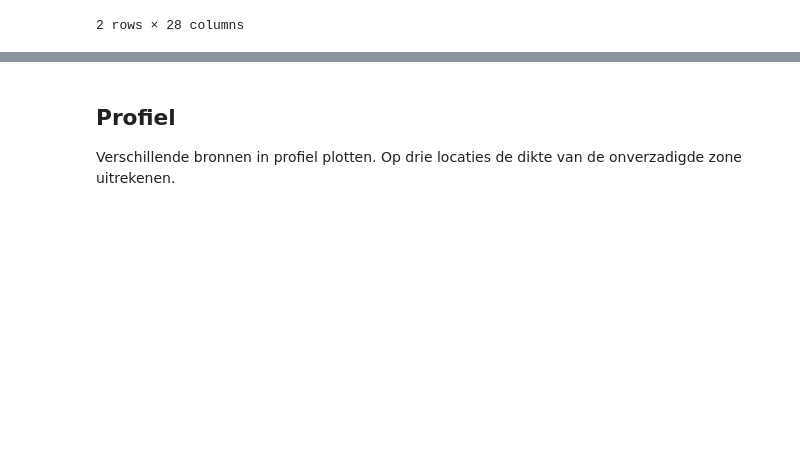
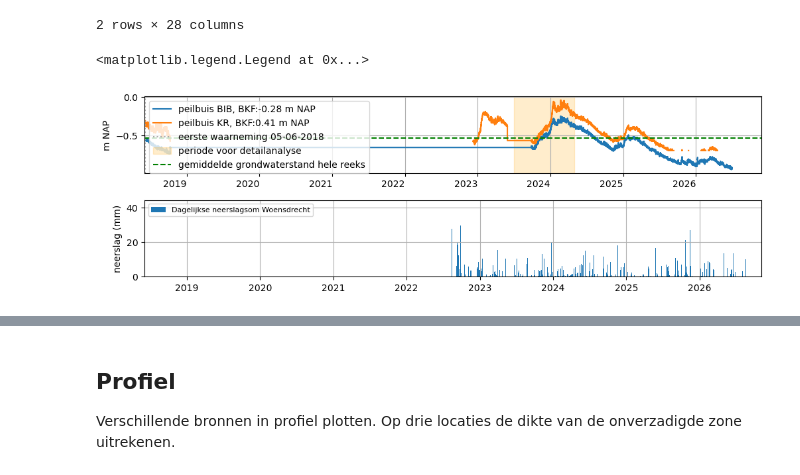
Before and after one commit to scheldestromen/voorverkenning, a Jupyter notebook: notebooks/levee_munsflow_kinematic_wave.ipynb, the cells around one changed output, grey strips where cells are left out. Cells and saved outputs as stored; diff of their text form; code cells hidden in the pictures; blank space fills up the shorter version.

```diff
--- a/notebooks/levee_munsflow_kinematic_wave.ipynb
+++ b/notebooks/levee_munsflow_kinematic_wave.ipynb
@@ -445,4 +445,18 @@ obs_gws_dp
 | Os_dp941-0_KR_H | 60796.896 | 397430.845 | 18B_035 | [\\ws.local\share\wk\ProjectenWat... | Diver CSV |  | 10 | 0.412 | -0.588 | ... |
 2 rows × 28 columns
 # %%
-bottom_unsat = obs_gws_dp.stats.mean_in_period().mean()
+mean_obs = obs_gws_dp.stats.mean_in_period().mean()
+# %%
+fig, axes = lmkw.plot_pb_precip(
+        obs_gws_dp,
+        precip_df,
+)
+start=pd.Timestamp('2023-07-01')
+end=pd.Timestamp('2024-05-01')
+
+axes[0].axvspan(start, end, color='orange', alpha=0.2, label='periode voor detailanalyse')
+axes[0].axhline(y=mean_obs, color='green', linestyle='--', label='gemiddelde grondwaterstand hele reeks')
+axes[0].legend()
+# %% [output]
+<matplotlib.legend.Legend at 0x...>
+[figure, added]
```
Also changed, not shown: parts of 9 cells of this notebook, 3 other files.
